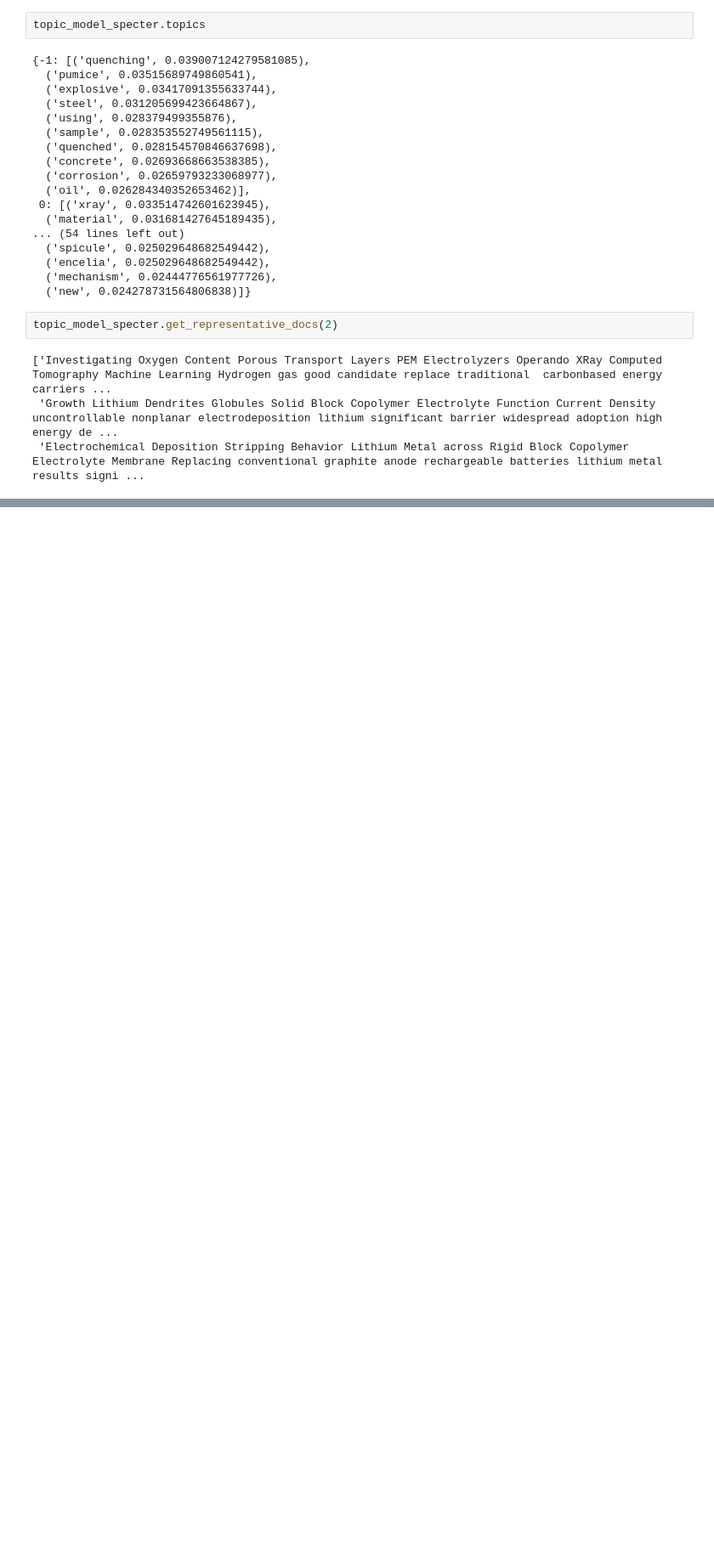
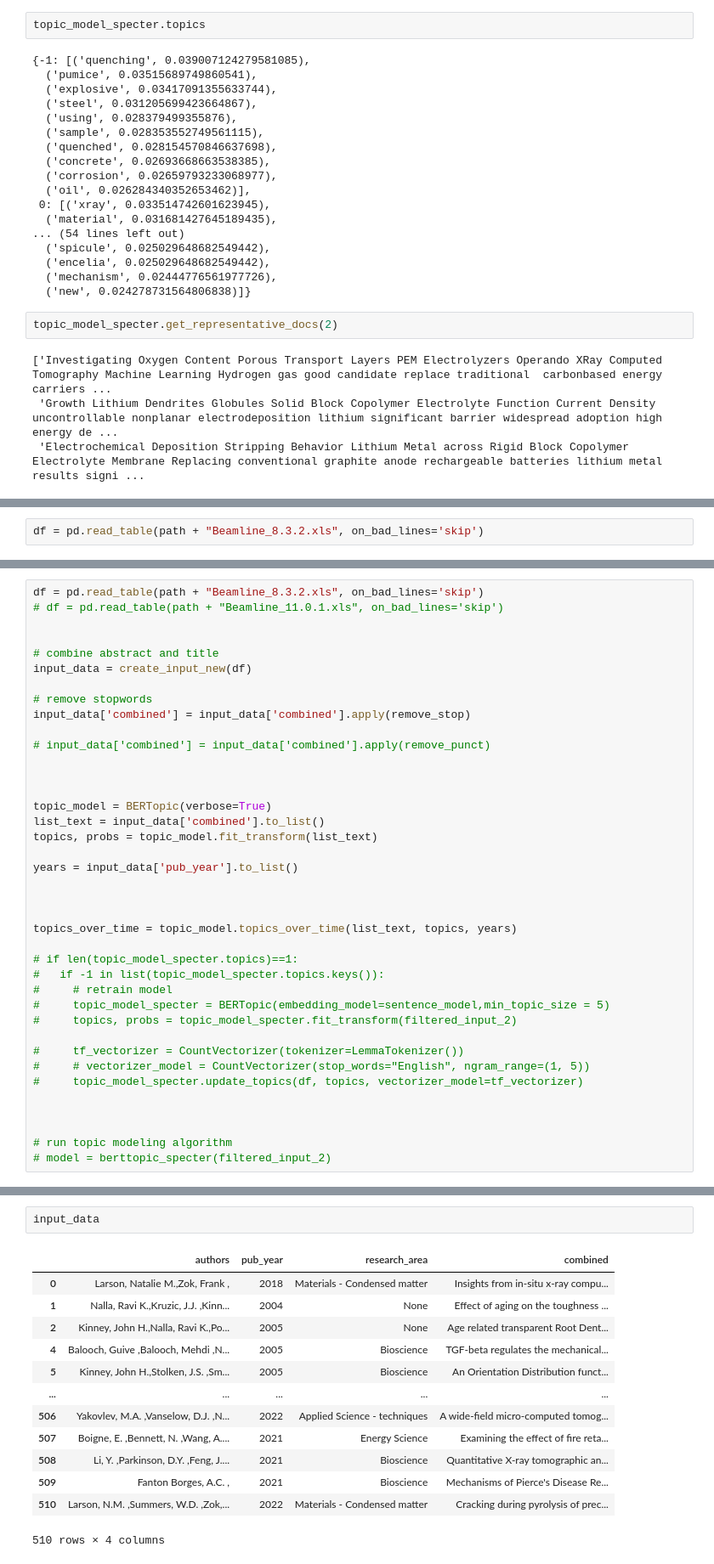
Before and after one commit to lbl-camera/berteley, a Jupyter notebook: Topic_Modeling_Pipeline.ipynb, the cells around one changed output, grey strips where cells are left out. Shown: that part at 85% size. Saved outputs shown, nothing was run; the diff lists cells and outputs as text; blank space fills up the shorter version.

Commit message:
topic modeling over time

```diff
--- a/Topic_Modeling_Pipeline.ipynb
+++ b/Topic_Modeling_Pipeline.ipynb
@@ -581,0 +568,2 @@ df
+# %%
+df = pd.read_table(path + "Beamline_8.3.2.xls", on_bad_lines='skip')
@@ -581,0 +660,39 @@ df
+# %%
+df = pd.read_table(path + "Beamline_8.3.2.xls", on_bad_lines='skip')
+# df = pd.read_table(path + "Beamline_11.0.1.xls", on_bad_lines='skip')
+
+
+# combine abstract and title
+input_data = create_input_new(df)
+
+# remove stopwords
+input_data['combined'] = input_data['combined'].apply(remove_stop)
+
+# input_data['combined'] = input_data['combined'].apply(remove_punct)
+
+
+
+topic_model = BERTopic(verbose=True)
+list_text = input_data['combined'].to_list()
+topics, probs = topic_model.fit_transform(list_text)
+
+years = input_data['pub_year'].to_list()
+
+
+
+topics_over_time = topic_model.topics_over_time(list_text, topics, years)
+
+# if len(topic_model_specter.topics)==1:
+#   if -1 in list(topic_model_specter.topics.keys()):
+#     # retrain model
+#     topic_model_specter = BERTopic(embedding_model=sentence_model,min_topic_size = 5)
+#     topics, probs = topic_model_specter.fit_transform(filtered_input_2)
+
+#     tf_vectorizer = CountVectorizer(tokenizer=LemmaTokenizer())
+#     # vectorizer_model = CountVectorizer(stop_words="English", ngram_range=(1, 5))
+#     topic_model_specter.update_topics(df, topics, vectorizer_model=tf_vectorizer)
+
+
+
+# run topic modeling algorithm
+# model = berttopic_specter(filtered_input_2)
@@ -581,0 +741,16 @@ df
+# %%
+input_data
+# %% [output]
+|  | authors | pub_year | research_area | combined |
+| 0 | Larson, Natalie M.,Zok, Frank , | 2018 | Materials - Condensed matter | Insights from in-situ x-ray compu... |
+| 1 | Nalla, Ravi K.,Kruzic, J.J. ,Kinn... | 2004 | None | Effect of aging on the toughness ... |
+| 2 | Kinney, John H.,Nalla, Ravi K.,Po... | 2005 | None | Age related transparent Root Dent... |
+| 4 | Balooch, Guive ,Balooch, Mehdi ,N... | 2005 | Bioscience | TGF-beta regulates the mechanical... |
+| 5 | Kinney, John H.,Stolken, J.S. ,Sm... | 2005 | Bioscience | An Orientation Distribution funct... |
+| ... | ... | ... | ... | ... |
+| 506 | Yakovlev, M.A. ,Vanselow, D.J. ,N... | 2022 | Applied Science - techniques | A wide-field micro-computed tomog... |
+| 507 | Boigne, E. ,Bennett, N. ,Wang, A.... | 2021 | Energy Science | Examining the effect of fire reta... |
+| 508 | Li, Y. ,Parkinson, D.Y. ,Feng, J.... | 2021 | Bioscience | Quantitative X-ray tomographic an... |
+| 509 | Fanton Borges, A.C. , | 2021 | Bioscience | Mechanisms of Pierce's Disease Re... |
+| 510 | Larson, N.M. ,Summers, W.D. ,Zok,... | 2022 | Materials - Condensed matter | Cracking during pyrolysis of prec... |
+510 rows × 4 columns
```
Also changed, not shown: parts of 12 cells of this notebook.
